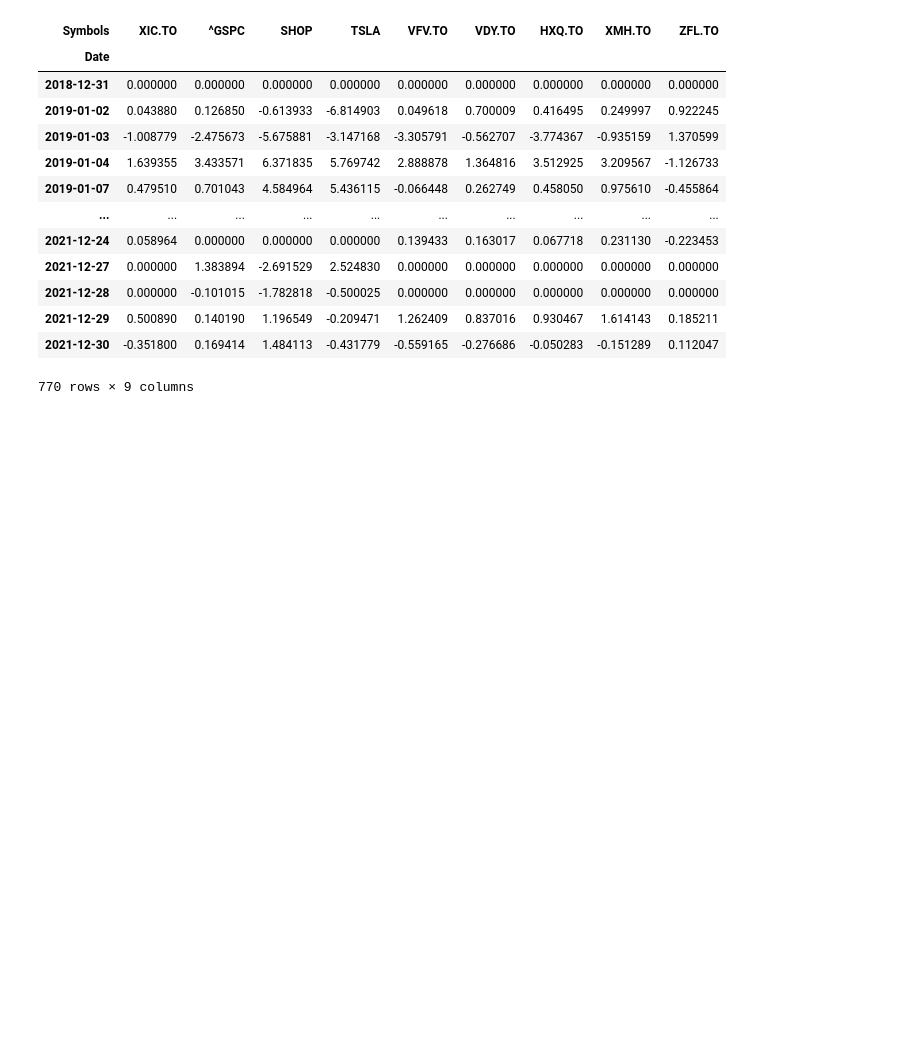
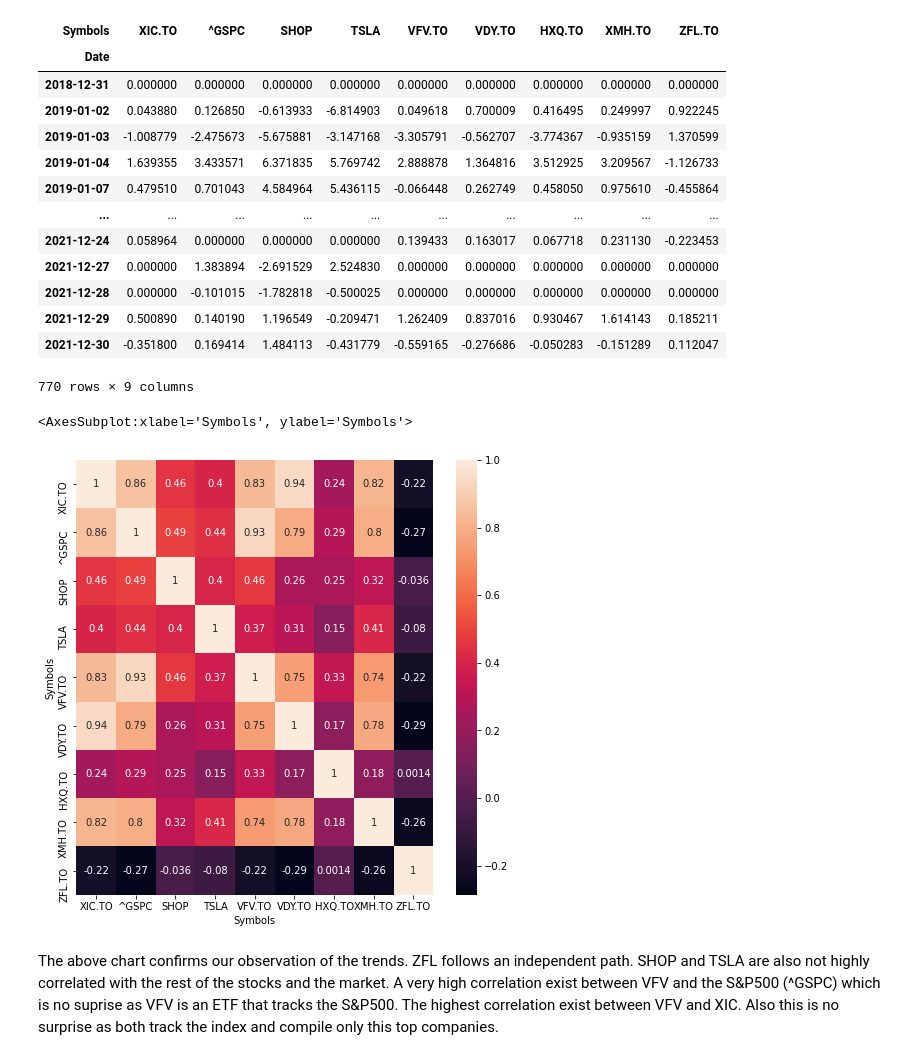
Before and after one commit to LarsTinnefeld/financial-analysis, a Jupyter notebook: sharpe.ipynb, the cells around one changed output. Drawn from its saved outputs; the diff is of its cells as text; code cells hidden in the pictures; blank space fills up the shorter version.

```diff
--- a/sharpe.ipynb
+++ b/sharpe.ipynb
@@ -229,3 +229,12 @@ df_stock_returns
 | 2021-12-29 | 0.500890 | 0.140190 | 1.196549 | -0.209471 | 1.262409 | 0.837016 | 0.930467 | 1.614143 | 0.185211 |
 | 2021-12-30 | -0.351800 | 0.169414 | 1.484113 | -0.431779 | -0.559165 | -0.276686 | -0.050283 | -0.151289 | 0.112047 |
 770 rows × 9 columns
+# %%
+# Visualize correlations
+plt.figure(figsize=(8, 8))
+sns.heatmap(df_stock_returns.corr(), annot=True)
+# %% [output]
+<AxesSubplot:xlabel='Symbols', ylabel='Symbols'>
+[figure, added]
+# %% [markdown]
+The above chart confirms our observation of the trends. ZFL follows an independent path. SHOP and TSLA are also not highly correlated with the rest of the stocks and the market. A very high correlation exist between VFV and the S&P500 (^GSPC) which is no suprise as VFV is an ETF that tracks the S&P500. The highest correlation exist between VFV and XIC. Also this is no surprise as both track the index and compile only this top companies.
```
Also changed, not shown: parts of 2 cells of this notebook.
